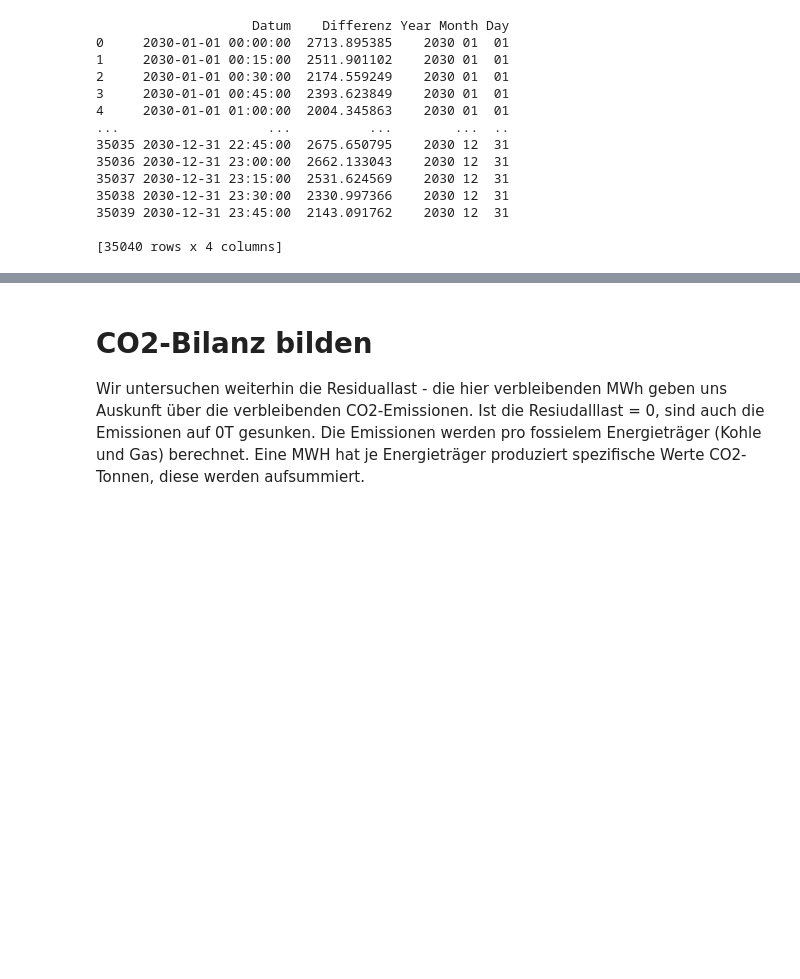
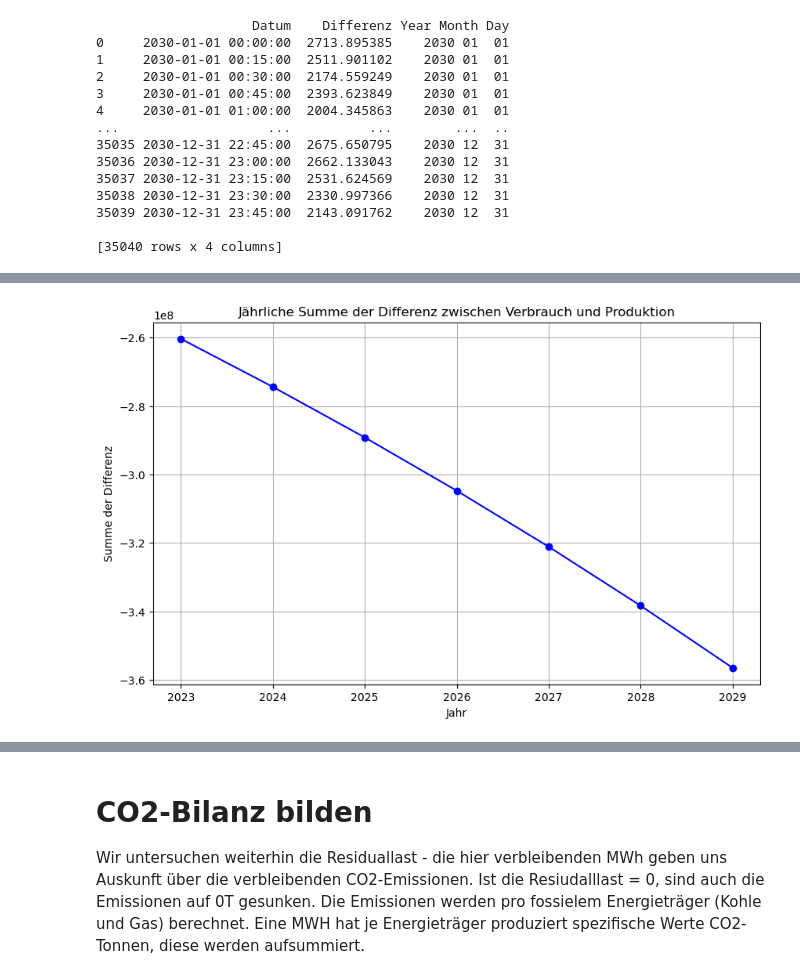
Before and after one commit to Gregor1998/Klimaneutral-20245, a Jupyter notebook: prototyp_1.ipynb, the cells around one changed output, grey strips where cells are left out. Saved outputs shown, nothing was run; the diff lists cells and outputs as text; code cells hidden in the pictures; blank space fills up the shorter version.

```diff
--- a/prototyp_1.ipynb
+++ b/prototyp_1.ipynb
@@ -163,0 +187,4 @@ plt.show()
+# %%
+plotResidualDiagram(2023, 2030, directory_yearly_generation, consumption_existing_years)
+# %% [output]
+[figure, added]
```
Also changed, not shown: parts of 9 cells of this notebook, 4 other files.
